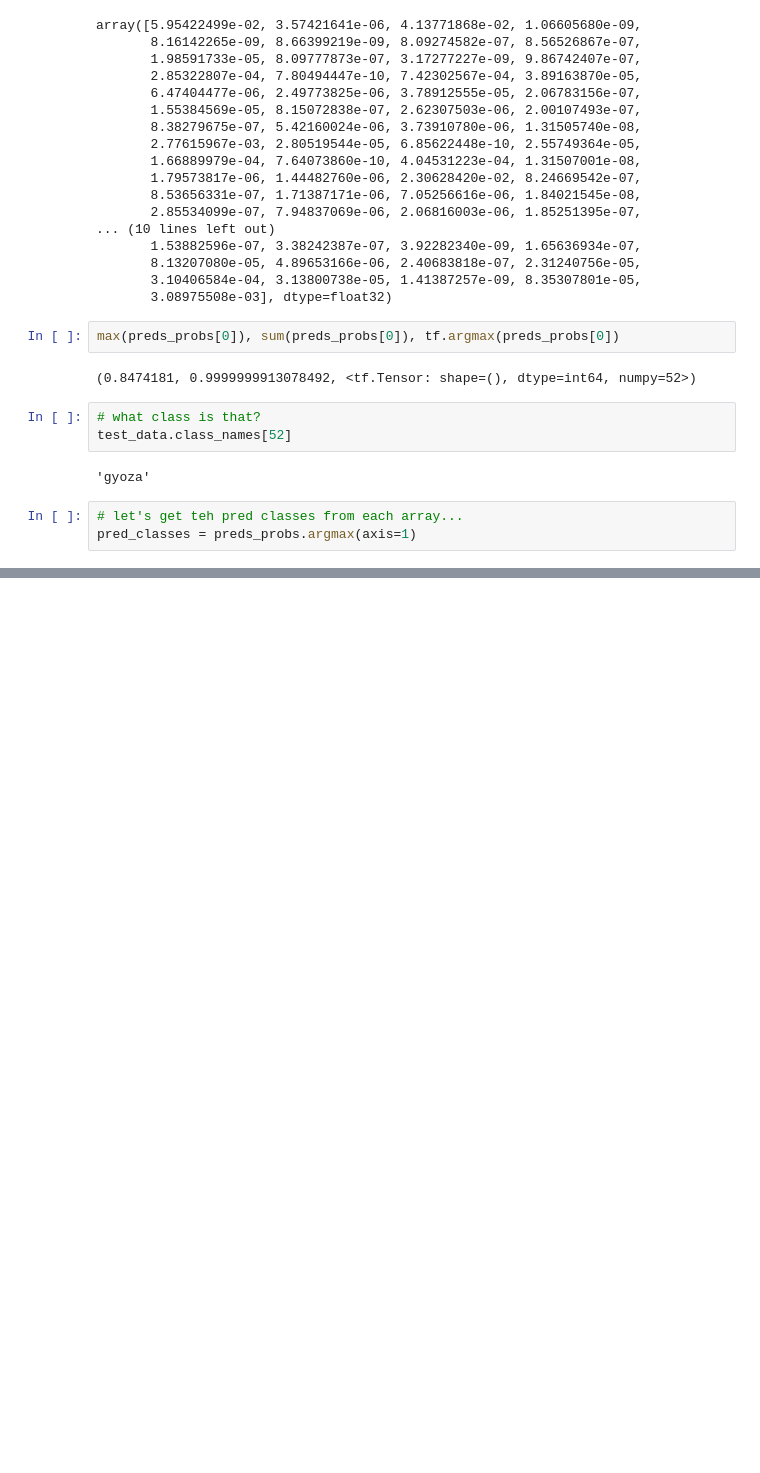
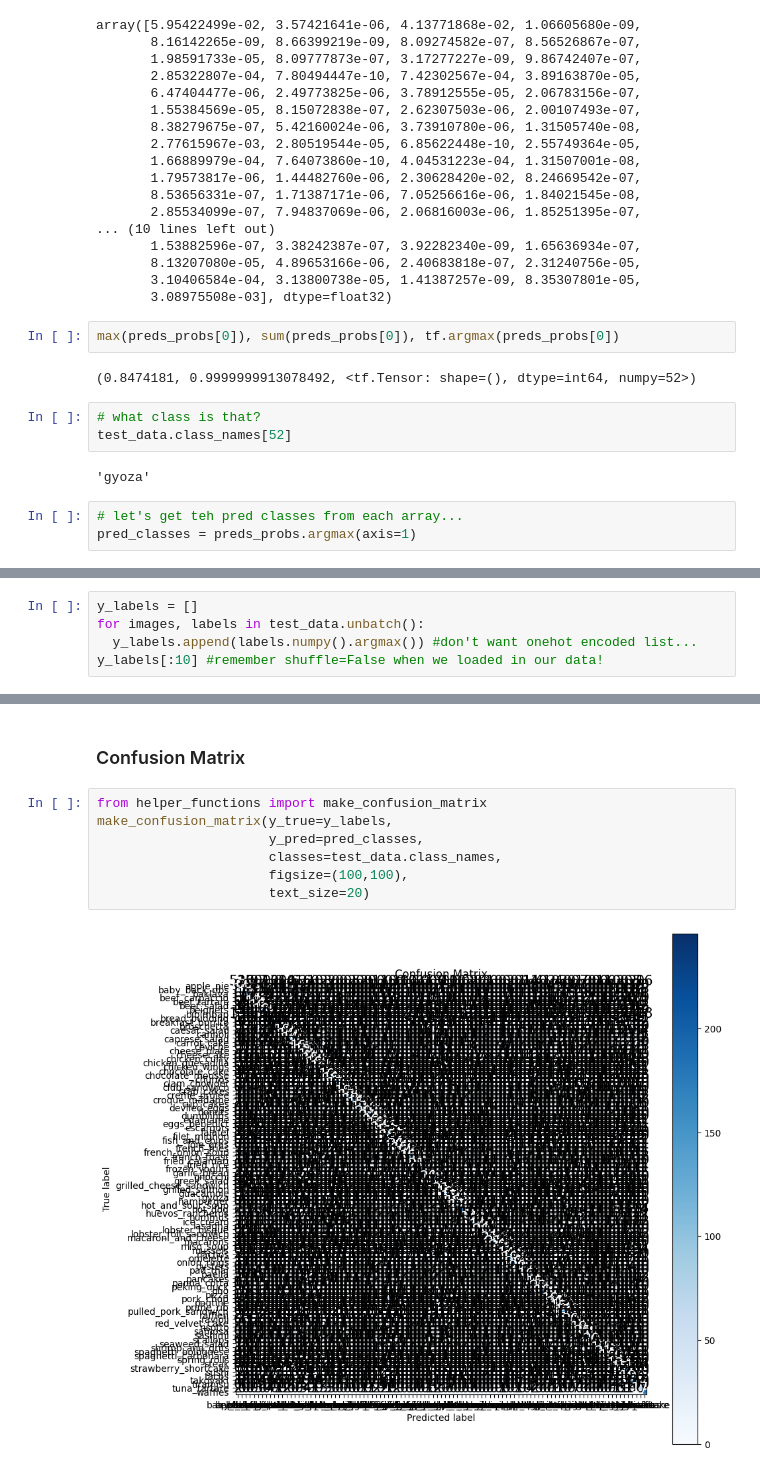
Before and after one commit to swanny0000/ZTM-TensorFlow, a Jupyter notebook: 06_Transfer_Learning_pt_3_Scaling_Up.ipynb, the cells around one changed output, grey strips where cells are left out. Drawn from its saved outputs; the diff is of its cells as text; blank space fills up the shorter version.

```diff
--- a/06_Transfer_Learning_pt_3_Scaling_Up.ipynb
+++ b/06_Transfer_Learning_pt_3_Scaling_Up.ipynb
@@ -328,0 +348,5 @@ pred_classes = preds_probs.argmax(axis=1)
+# %%
+y_labels = []
+for images, labels in test_data.unbatch():
+  y_labels.append(labels.numpy().argmax()) #don't want onehot encoded list...
+y_labels[:10] #remember shuffle=False when we loaded in our data!
@@ -328,0 +363,11 @@ pred_classes = preds_probs.argmax(axis=1)
+# %% [markdown]
+### Confusion Matrix
+# %%
+from helper_functions import make_confusion_matrix
+make_confusion_matrix(y_true=y_labels,
+                      y_pred=pred_classes,
+                      classes=test_data.class_names,
+                      figsize=(100,100),
+                      text_size=20)
+# %% [output]
+[figure, added]
```
Also changed, not shown: parts of 29 cells of this notebook.
